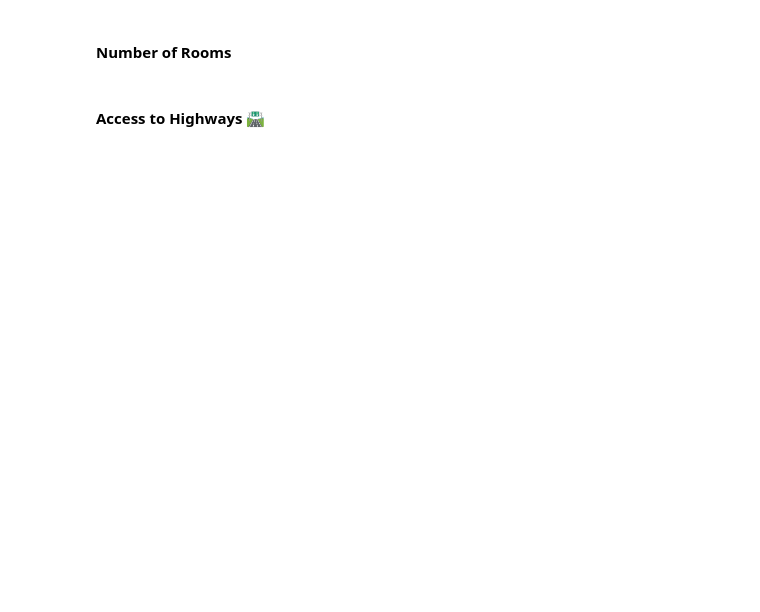
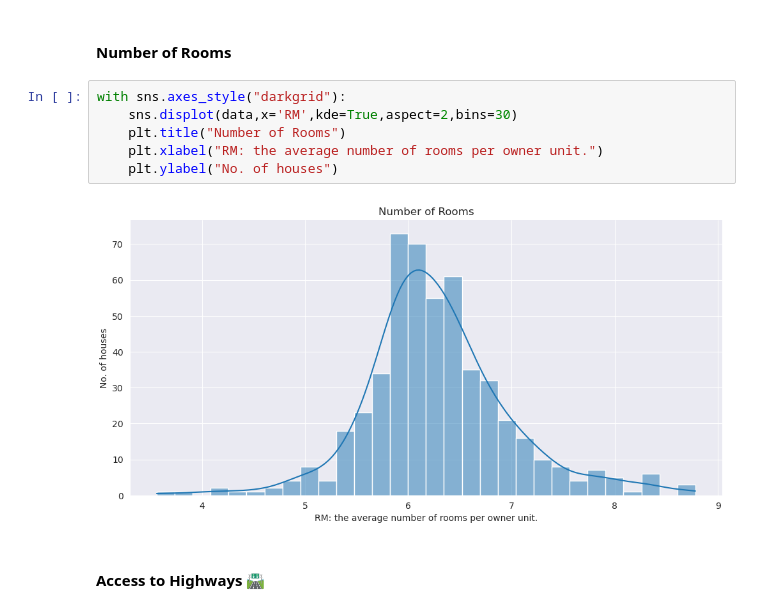
Before and after one commit to Sujan-13/Data_Science, a Jupyter notebook: Day81_/Multivariable_Regression_and_Valuation_Model_(start).ipynb, the cells around one changed output. Drawn from its saved outputs; the diff is of its cells as text; blank space fills up the shorter version.

```diff
--- a/Day81_/Multivariable_Regression_and_Valuation_Model_(start).ipynb
+++ b/Day81_/Multivariable_Regression_and_Valuation_Model_(start).ipynb
@@ -121,4 +226,12 @@ What do you notice in the distributions of the data?
 # %% [markdown]
 #### Number of Rooms
+# %%
+with sns.axes_style("darkgrid"):
+    sns.displot(data,x='RM',kde=True,aspect=2,bins=30)
+    plt.title("Number of Rooms")
+    plt.xlabel("RM: the average number of rooms per owner unit.")
+    plt.ylabel("No. of houses")
+# %% [output]
+[figure, added]
 # %% [markdown]
 #### Access to Highways 🛣
```
Also changed, not shown: parts of 68 cells of this notebook, 1 other file.
